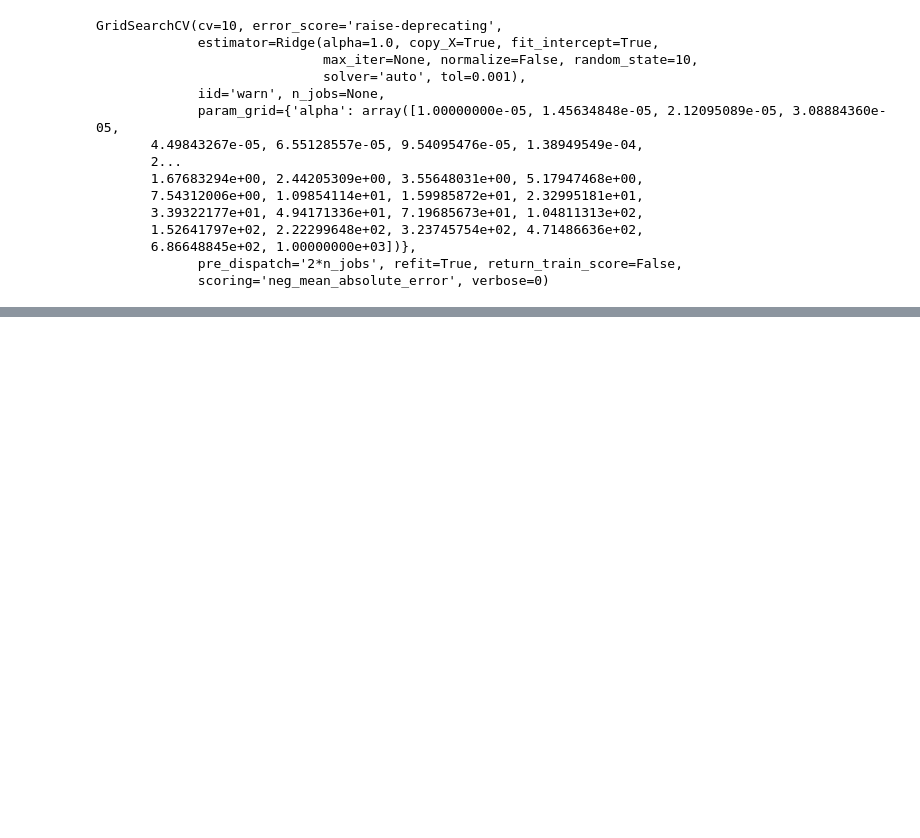
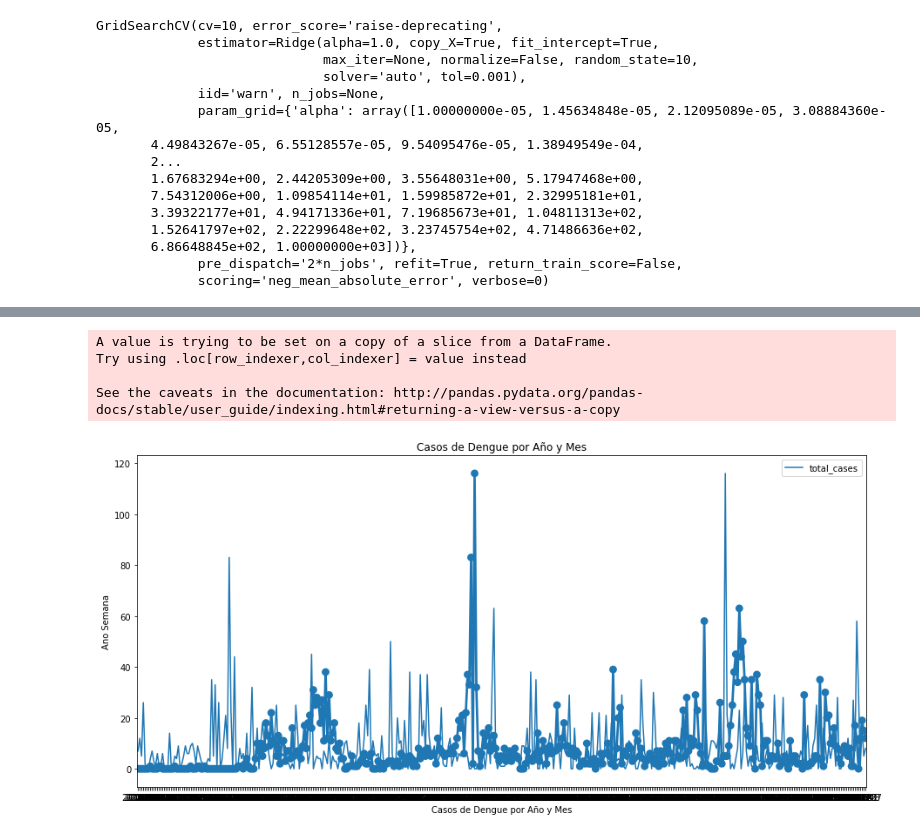
Before and after one commit to FraGoTe/PrediccionDengueIquitos, a Jupyter notebook: CasosDengueIquitos.ipynb, the cells around one changed output, grey strips where cells are left out. Saved outputs shown, nothing was run; the diff lists cells and outputs as text; code cells hidden in the pictures; blank space fills up the shorter version.

Commit message:
CasosDengueIquitos

```diff
--- a/CasosDengueIquitos.ipynb
+++ b/CasosDengueIquitos.ipynb
@@ -495,0 +587,23 @@ Index(['year', 'weekofyear', 'ndvi_ne', 'ndvi_nw', 'ndvi_se', 'ndvi_sw',
+# %%
+trainingSet['ano_semana_mes'] = trainingSet['year'].map(str) + trainingSet['weekofyear'].map(str)
+trainingSet.columns
+trainingSet.plot(
+    kind='line',
+    x='ano_semana_mes',
+    y='total_cases',
+    figsize=[15,7],title='Casos de Dengue por Año y Mes'
+)
+
+import seaborn as sns
+ax = sns.pointplot(x=trainingSet.ano_semana_mes, y=trainingSet.total_cases,height=4, aspect=.7)
+ax.set_xlabel("Casos de Dengue por Año y Mes")
+ax.set_ylabel("Ano Semana")
+
+# Use name column to label x ticks
+_ = ax.set_xticklabels(trainingSet.ano_semana_mes.astype(str).values)
+# %% [output]
+A value is trying to be set on a copy of a slice from a DataFrame.
+Try using .loc[row_indexer,col_indexer] = value instead
+
+See the caveats in the documentation: http://pandas.pydata.org/pandas-docs/stable/user_guide/indexing.html#returning-a-view-versus-a-copy
+[figure, added]
```
Also changed, not shown: parts of 6 cells of this notebook.
